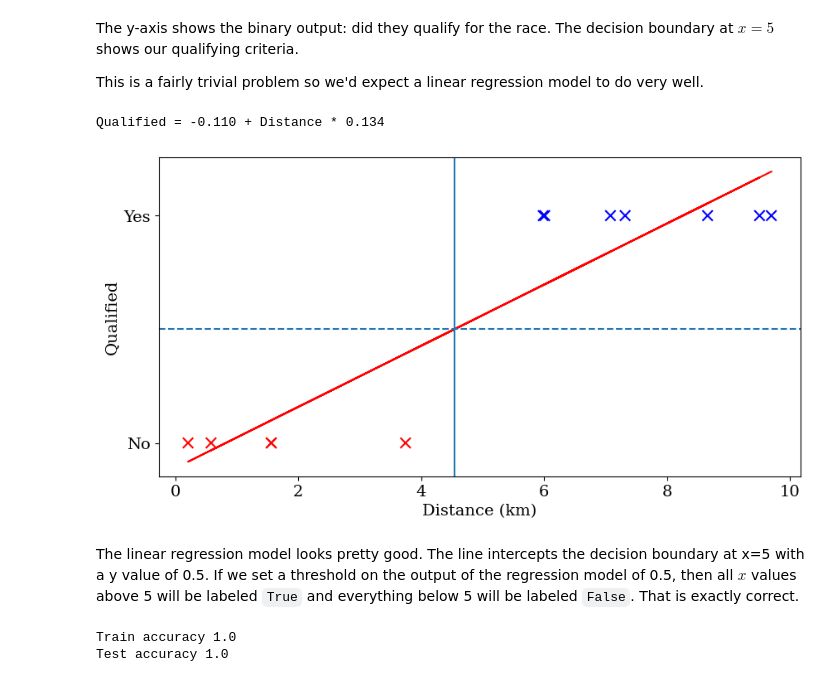
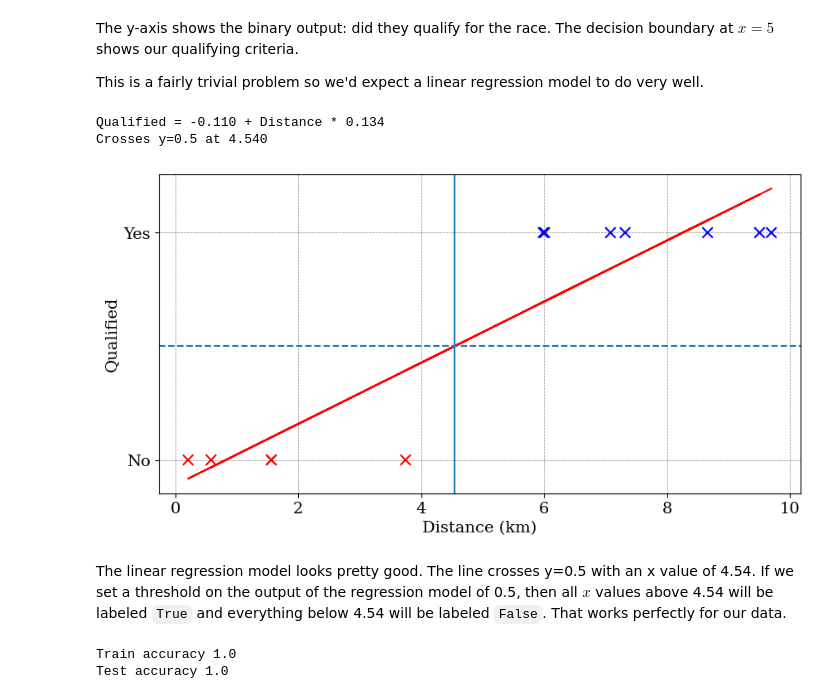
Before and after one commit to cs349f25/notebooks, a Jupyter notebook: classification_demo.ipynb, the cells around one changed output. Saved outputs shown, nothing was run; the diff lists cells and outputs as text; code cells hidden in the pictures.

```diff
--- a/classification_demo.ipynb
+++ b/classification_demo.ipynb
@@ -72,34 +80,36 @@ This is a fairly trivial problem so we'd expect a linear regression model to do
 # %%
 x_df = pd.DataFrame(x)
 
 lin_regression.fit(x_df, y)
 
 inter = lin_regression.intercept_
 slope = lin_regression.coef_[0]
 print(f"Qualified = {inter:.3f} + Distance * {slope:.3f}")
 crosses_05_at = (0.5 - inter) / slope
+print(f"Crosses y=0.5 at {crosses_05_at:.3f}")
 
 lin_y_pred_1 = lin_regression.predict(x_df)
 
 fig = plt.figure(figsize=(10,5))
 xlabel = 'Distance (km)'
 ylabel = 'Qualified'
 plt.xlabel(xlabel)
 plt.ylabel(ylabel)
 plt.yticks([0, 1], ["No", "Yes"])
-# plt.grid(color='k', linestyle=':', linewidth=1)
+plt.grid(color='k', linestyle='--', linewidth=0.5, alpha=0.5)
 
 plt.plot(x, lin_y_pred_1, '-r')
 
 colors = [correct_color if y_ == 1 else wrong_color for y_ in y]
 plt.scatter(x, y, marker='x', color=colors, s=81)
 _ = plt.axvline(x=crosses_05_at)
 _ = plt.axhline(y=0.5, linestyle='--')
 # %% [output]
 Qualified = -0.110 + Distance * 0.134
+Crosses y=0.5 at 4.540
-[figure, old version]
+[figure, new version]
 # %% [markdown]
-The linear regression model looks pretty good. The line intercepts the decision boundary at x=5 with a y value of 0.5. If we set a threshold on the output of the regression model of 0.5, then all $x$ values above 5 will be labeled `True` and everything below 5 will be labeled `False`. That is exactly correct.
+The linear regression model looks pretty good. The line crosses y=0.5 with an x value of 4.54. If we set a threshold on the output of the regression model of 0.5, then all $x$ values above 4.54 will be labeled `True` and everything below 4.54 will be labeled `False`. That works perfectly for our data.
 # %%
 y_pred = lin_regression.predict(x)
 y_pred = [True if entry >= 0.5 else False for entry in y_pred]
```
Also changed, not shown: parts of 4 cells of this notebook.
